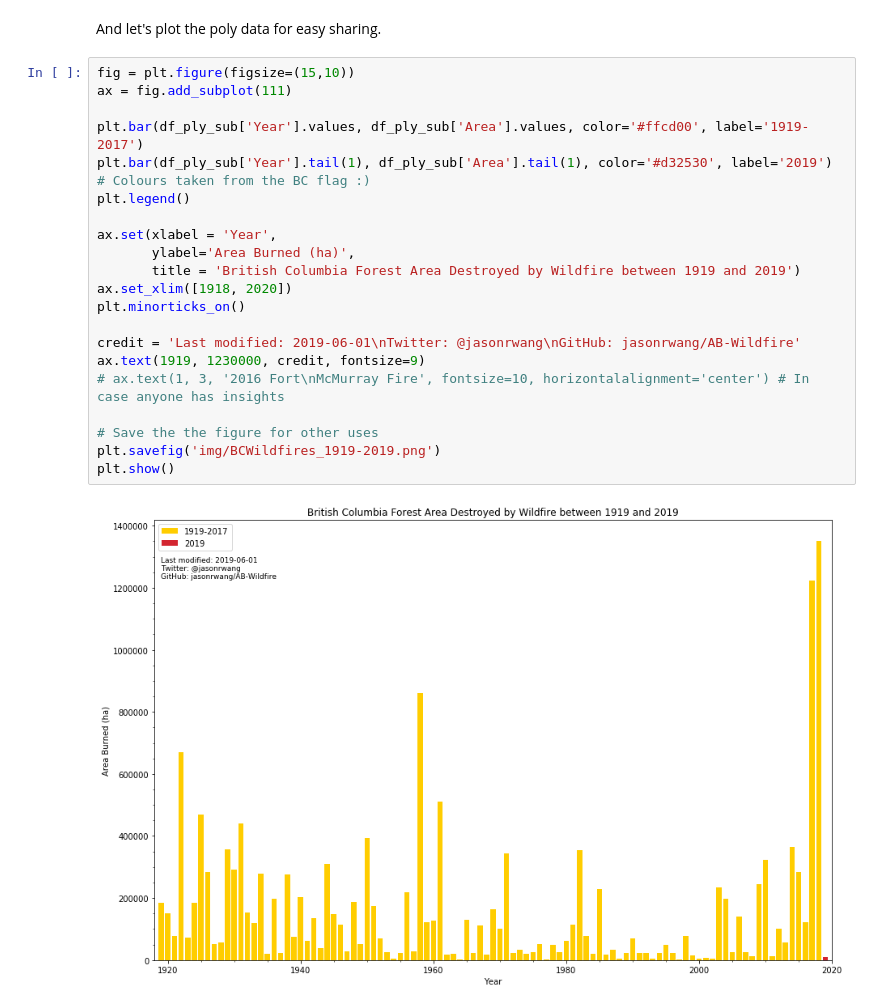
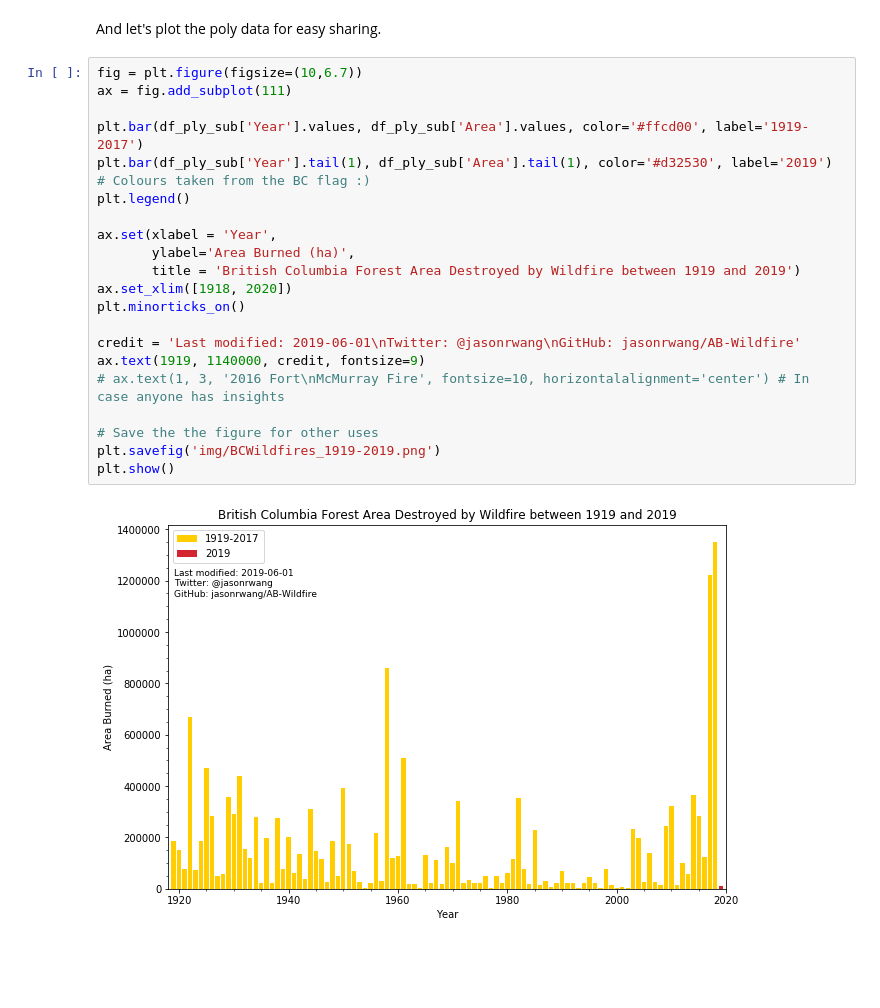
Before and after one commit to jasonrwang/AB-Wildfire, a Jupyter notebook: BC-Wildfire.ipynb, the cells around one changed output. Saved outputs shown, nothing was run; the diff lists cells and outputs as text; blank space fills up the shorter version.

Commit message:
Prettied up AB and BC plots

```diff
--- a/BC-Wildfire.ipynb
+++ b/BC-Wildfire.ipynb
@@ -175,26 +175,26 @@ df_ply_sub.to_csv('data/BCWildfires_1919-2019.csv', index=False)
 # %% [markdown]
 And let's plot the poly data for easy sharing.
 # %%
-fig = plt.figure(figsize=(15,10))
+fig = plt.figure(figsize=(10,6.7))
 ax = fig.add_subplot(111)
 
 plt.bar(df_ply_sub['Year'].values, df_ply_sub['Area'].values, color='#ffcd00', label='1919-2017')
 plt.bar(df_ply_sub['Year'].tail(1), df_ply_sub['Area'].tail(1), color='#d32530', label='2019')
 # Colours taken from the BC flag :)
 plt.legend()
 
 ax.set(xlabel = 'Year',
        ylabel='Area Burned (ha)',
        title = 'British Columbia Forest Area Destroyed by Wildfire between 1919 and 2019')
 ax.set_xlim([1918, 2020])
 plt.minorticks_on()
 
 credit = 'Last modified: 2019-06-01\nTwitter: @jasonrwang\nGitHub: jasonrwang/AB-Wildfire'
-ax.text(1919, 1230000, credit, fontsize=9)
+ax.text(1919, 1140000, credit, fontsize=9)
 # ax.text(1, 3, '2016 Fort\nMcMurray Fire', fontsize=10, horizontalalignment='center') # In case anyone has insights
 
 # Save the the figure for other uses
 plt.savefig('img/BCWildfires_1919-2019.png')
 plt.show()
 # %% [output]
-[figure, old version]
+[figure, new version]
```
Also changed, not shown: parts of 1 cell of this notebook, 4 other files.
